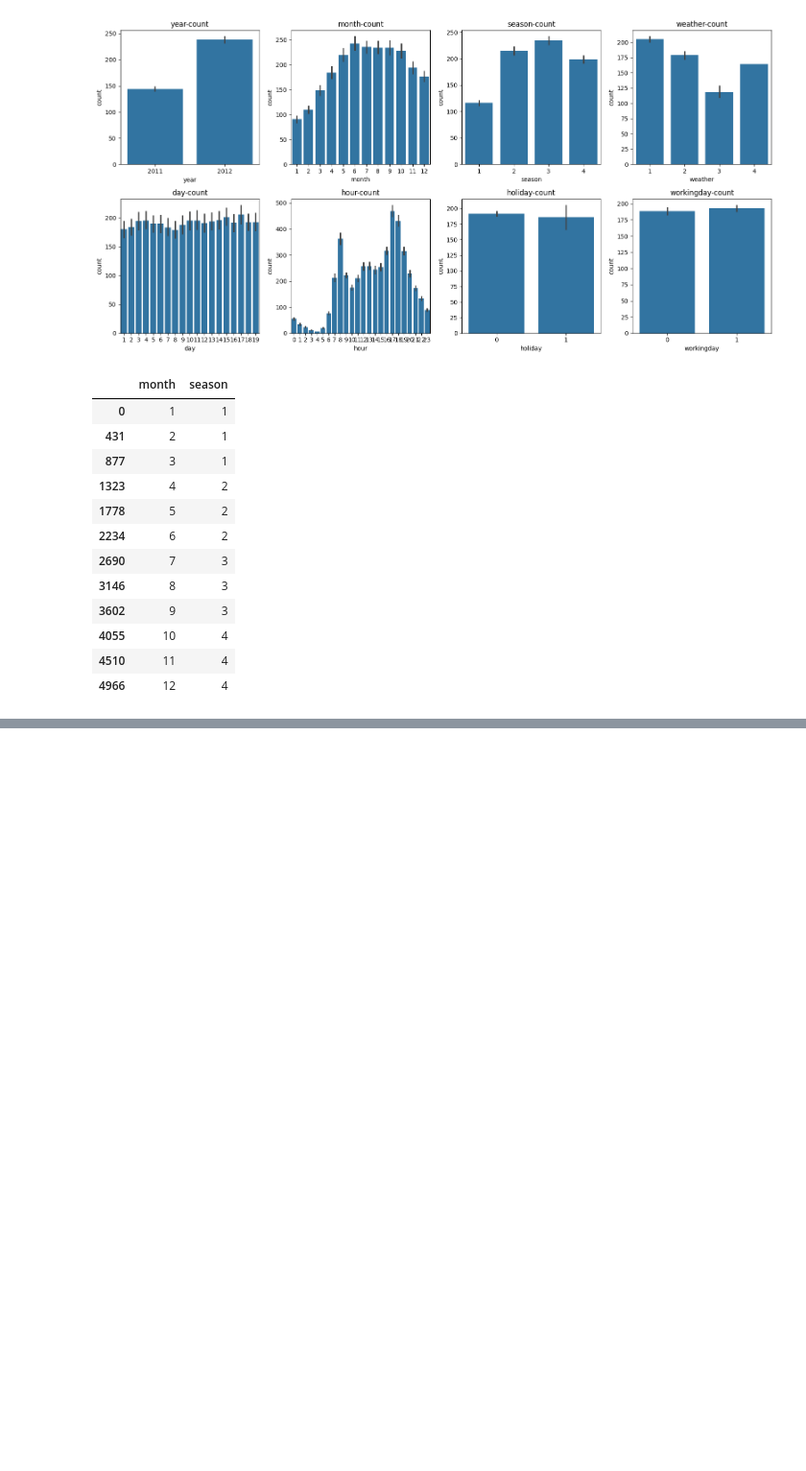
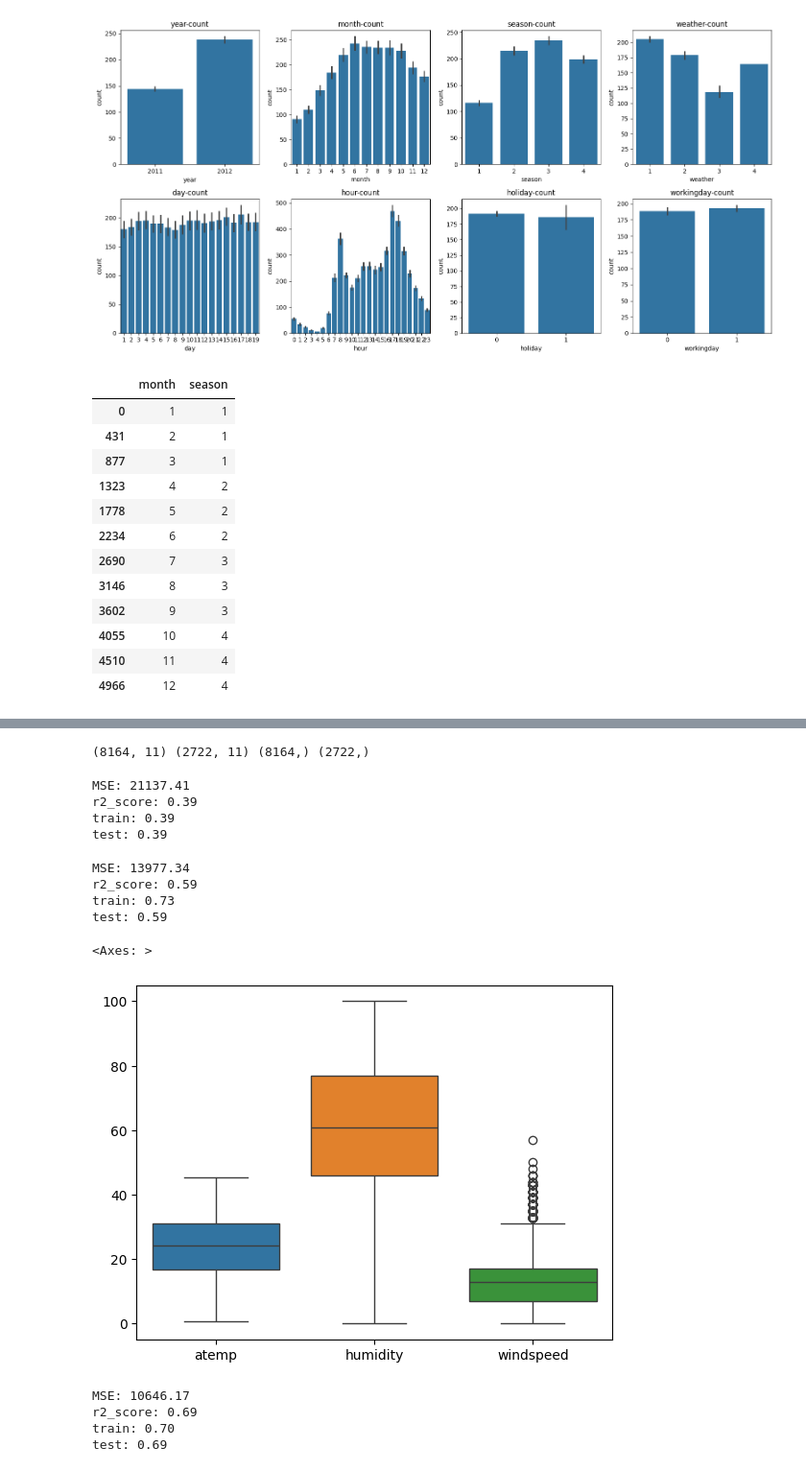
Before and after one commit to jiminxchris/pythonmlproject20260205, a Jupyter notebook: 02_회귀_자전거대여수요예측.ipynb, the cells around one changed output, grey strips where cells are left out. Shown at 96% size. Saved outputs shown, nothing was run; the diff lists cells and outputs as text; code cells hidden in the pictures; blank space fills up the shorter version.

```diff
--- a/02_회귀_자전거대여수요예측.ipynb
+++ b/02_회귀_자전거대여수요예측.ipynb
@@ -189,0 +201,4 @@ model = LinearRegression()
+# %%
+# 변수선택
+X = bike_df.drop(['count', 'temp', 'day'], axis=1)
+y = bike_df['count']
@@ -189,0 +233,8 @@ model = LinearRegression()
+# %%
+# 훈련세트/테스트세트 분할
+from sklearn.model_selection import train_test_split
+
+X_train, X_test, y_train, y_test = train_test_split(X, y, test_size=0.25, random_state=10)
+print(X_train.shape, X_test.shape, y_train.shape, y_test.shape)
+# %% [output]
+(8164, 11) (2722, 11) (8164,) (2722,)
@@ -189,0 +244,43 @@ model = LinearRegression()
+# %%
+# 모델 생성 및 훈련
+from sklearn.linear_model import LinearRegression
+from sklearn.metrics import mean_squared_error, r2_score
+
+lr_model = LinearRegression()
+lr_model.fit(X_train, y_train)
+pred = lr_model.predict(X_test)
+
+print(f'MSE: {mean_squared_error(y_test, pred):.2f}') # 평균 제곱 오차(MSE)
+print(f'r2_score: {r2_score(y_test, pred):.2f}') # 결정계수(R2)
+
+print(f'train: {lr_model.score(X_train, y_train):.2f}')
+print(f'test: {lr_model.score(X_test, y_test):.2f}')
+# %% [output]
+MSE: 21137.41
+r2_score: 0.39
+train: 0.39
+test: 0.39
+# %%
+# 모델 생성 및 훈련
+from sklearn.neighbors import KNeighborsRegressor
+from sklearn.metrics import mean_squared_error, r2_score
+
+knn_model = KNeighborsRegressor()
+knn_model.fit(X_train, y_train)
+pred = knn_model.predict(X_test)
+
+print(f'MSE: {mean_squared_error(y_test, pred):.2f}') # 평균 제곱 오차(MSE)
+print(f'r2_score: {r2_score(y_test, pred):.2f}') # 결정계수(R2)
+
+print(f'train: {knn_model.score(X_train, y_train):.2f}')
+print(f'test: {knn_model.score(X_test, y_test):.2f}')
+# %% [output]
+MSE: 13977.34
+r2_score: 0.59
+train: 0.73
+test: 0.59
+# %%
+sns.boxplot(X_train[['atemp', 'humidity', 'windspeed']])
+# %% [output]
+<Axes: >
+[figure, added]
@@ -189,0 +314,19 @@ model = LinearRegression()
+# %%
+# 모델 생성 및 훈련
+from sklearn.linear_model import LinearRegression
+from sklearn.metrics import mean_squared_error, r2_score
+
+lr_model2 = LinearRegression()
+lr_model2.fit(X_train_prepocessed, y_train)
+pred = lr_model2.predict(X_test_prepocessed)
+
+print(f'MSE: {mean_squared_error(y_test, pred):.2f}') # 평균 제곱 오차(MSE)
+print(f'r2_score: {r2_score(y_test, pred):.2f}') # 결정계수(R2)
+
+print(f'train: {lr_model2.score(X_train_prepocessed, y_train):.2f}')
+print(f'test: {lr_model2.score(X_test_prepocessed, y_test):.2f}')
+# %% [output]
+MSE: 10646.17
+r2_score: 0.69
+train: 0.70
+test: 0.69
```
Also changed, not shown: parts of 14 cells of this notebook.
